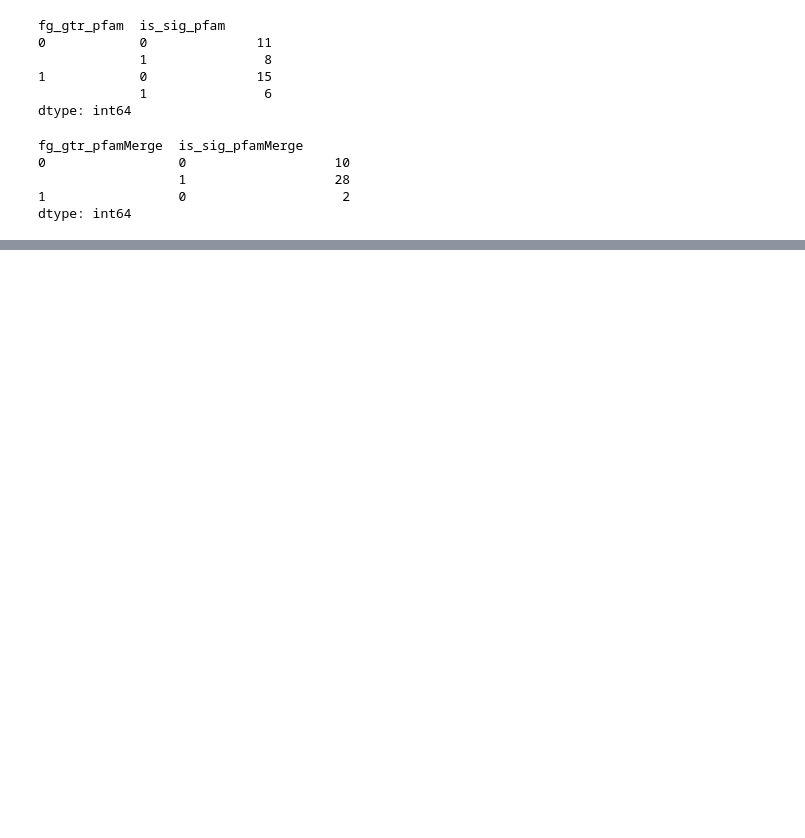
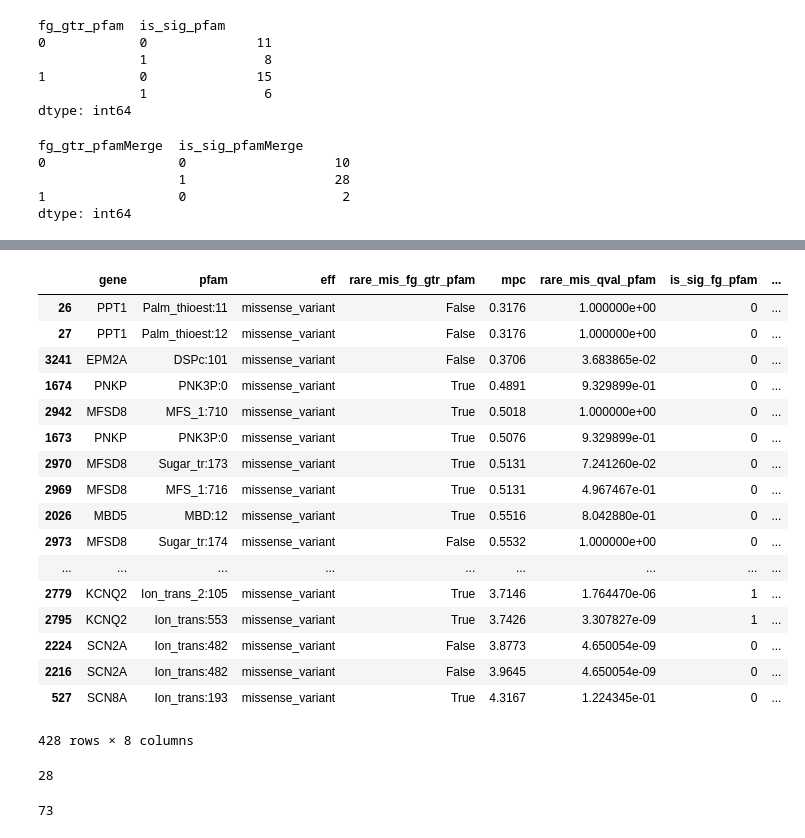
Before and after one commit to samesense/pathopredictor, a Jupyter notebook: notebooks/predict-mpc.ipynb, the cells around one changed output, grey strips where cells are left out. Cells and saved outputs as stored; diff of their text form; code cells hidden in the pictures; blank space fills up the shorter version.

Commit message:
seems like low mpc pathogenic cannot be saved by enrichment

```diff
--- a/notebooks/predict-mpc.ipynb
+++ b/notebooks/predict-mpc.ipynb
@@ -322,0 +357,34 @@ dtype: int64
+# %%
+# these are pathogenic
+# mpc should not be low
+uc = ['gene', 'pfam', 'eff', 'rare_mis_fg_gtr_pfam', 'mpc',
+      'rare_mis_qval_pfam', 'is_sig_fg_pfam', 'is_sig_fg_pfamMerge']
+df[df.y==1].sort_values(by='mpc', ascending=True)[uc]
+# %% [output]
+|  | gene | pfam | eff | rare_mis_fg_gtr_pfam | mpc | rare_mis_qval_pfam | is_sig_fg_pfam | ... |
+| 26 | PPT1 | Palm_thioest:11 | missense_variant | False | 0.3176 | 1.000000e+00 | 0 | ... |
+| 27 | PPT1 | Palm_thioest:12 | missense_variant | False | 0.3176 | 1.000000e+00 | 0 | ... |
+| 3241 | EPM2A | DSPc:101 | missense_variant | False | 0.3706 | 3.683865e-02 | 0 | ... |
+| 1674 | PNKP | PNK3P:0 | missense_variant | True | 0.4891 | 9.329899e-01 | 0 | ... |
+| 2942 | MFSD8 | MFS_1:710 | missense_variant | True | 0.5018 | 1.000000e+00 | 0 | ... |
+| 1673 | PNKP | PNK3P:0 | missense_variant | True | 0.5076 | 9.329899e-01 | 0 | ... |
+| 2970 | MFSD8 | Sugar_tr:173 | missense_variant | True | 0.5131 | 7.241260e-02 | 0 | ... |
+| 2969 | MFSD8 | MFS_1:716 | missense_variant | True | 0.5131 | 4.967467e-01 | 0 | ... |
+| 2026 | MBD5 | MBD:12 | missense_variant | True | 0.5516 | 8.042880e-01 | 0 | ... |
+| 2973 | MFSD8 | Sugar_tr:174 | missense_variant | False | 0.5532 | 1.000000e+00 | 0 | ... |
+| ... | ... | ... | ... | ... | ... | ... | ... | ... |
+| 2779 | KCNQ2 | Ion_trans_2:105 | missense_variant | True | 3.7146 | 1.764470e-06 | 1 | ... |
+| 2795 | KCNQ2 | Ion_trans:553 | missense_variant | True | 3.7426 | 3.307827e-09 | 1 | ... |
+| 2224 | SCN2A | Ion_trans:482 | missense_variant | False | 3.8773 | 4.650054e-09 | 0 | ... |
+| 2216 | SCN2A | Ion_trans:482 | missense_variant | False | 3.9645 | 4.650054e-09 | 0 | ... |
+| 527 | SCN8A | Ion_trans:193 | missense_variant | True | 4.3167 | 1.224345e-01 | 0 | ... |
+428 rows × 8 columns
+# %%
+#crit = df.apply(lambda row: row['y']==1 and row['mpc']<.7 and (row['is_sig_fg_pfam'] or, axis=1)
+len(df[ (df.y==1) & (df.mpc<1.4) & ((df.is_sig_bg_pfam==1) | (df.is_sig_fg_pfam==1) | (df.is_sig_fg_pfamMerge==1))])
+# %% [output]
+28
+# %%
+len(df[ (df.y==1) & (df.mpc<1.4) ])
+# %% [output]
+73
```
Also changed, not shown: parts of 19 cells of this notebook.
